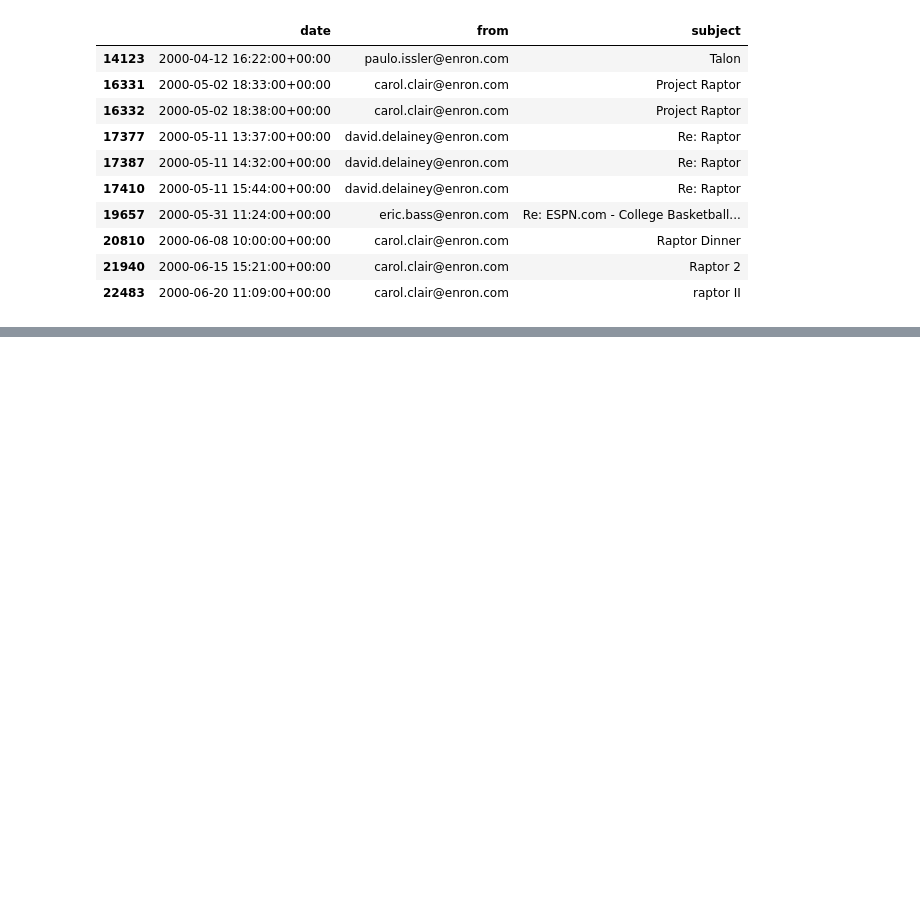
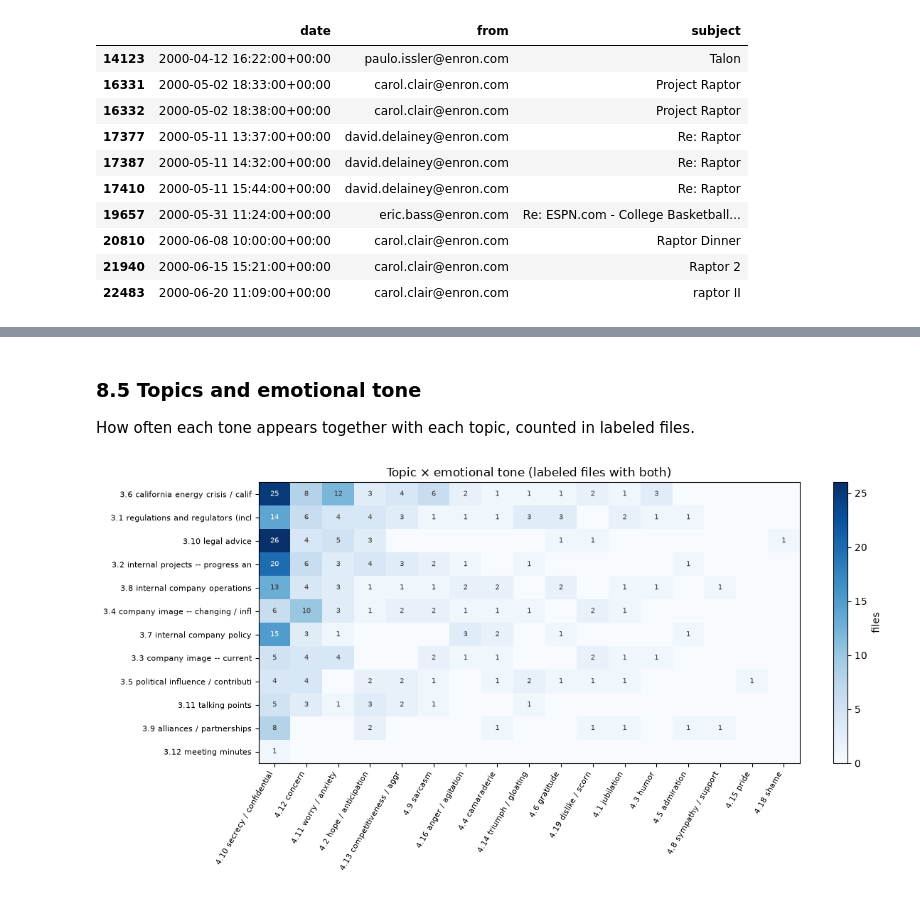
Before and after one commit to wmar-dev/jevron, a Jupyter notebook: enron_analysis.ipynb, the cells around one changed output, grey strips where cells are left out. Cells and saved outputs as stored; diff of their text form; code cells hidden in the pictures; blank space fills up the shorter version.

```diff
--- a/enron_analysis.ipynb
+++ b/enron_analysis.ipynb
@@ -244,0 +403,25 @@ search("raptor")
+# %% [markdown]
+### 8.5 Topics and emotional tone
+
+How often each tone appears together with each topic, counted in labeled files.
+# %%
+topic = labels[labels["group"] == 3][["berkeley_id", "code", "name"]]
+tone = labels[labels["group"] == 4][["berkeley_id", "code", "name"]]
+pairs = topic.merge(tone, on="berkeley_id", suffixes=("_topic", "_tone"))
+heat = pd.crosstab(pairs["code_topic"] + " " + pairs["name_topic"].str.slice(0, 32),
+                   pairs["code_tone"] + " " + pairs["name_tone"].str.slice(0, 22))
+heat = heat.loc[heat.sum(axis=1).sort_values(ascending=False).index, heat.sum().sort_values(ascending=False).index]
+
+fig, ax = plt.subplots(figsize=(12, 6))
+im = ax.imshow(heat, aspect="auto", cmap="Blues")
+ax.set_xticks(range(heat.shape[1]), heat.columns, rotation=60, ha="right", fontsize=8)
+ax.set_yticks(range(heat.shape[0]), heat.index, fontsize=8)
+for (i, j), n in pd.DataFrame(heat.to_numpy()).stack().items():
+    if n:
+        ax.text(j, i, n, ha="center", va="center", fontsize=7, color="white" if n > heat.to_numpy().max() / 2 else "#333333")
+ax.set(title="Topic × emotional tone (labeled files with both)")
+fig.colorbar(im, ax=ax, label="files")
+plt.tight_layout()
+plt.show()
+# %% [output]
+[figure, added]
```
Also changed, not shown: parts of 15 cells of this notebook, 3 other files.
